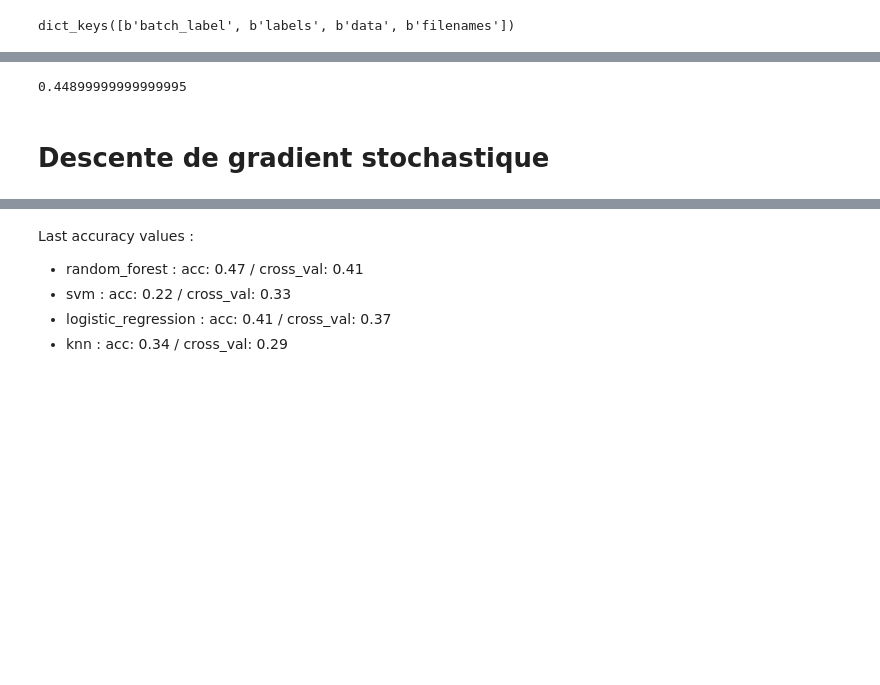
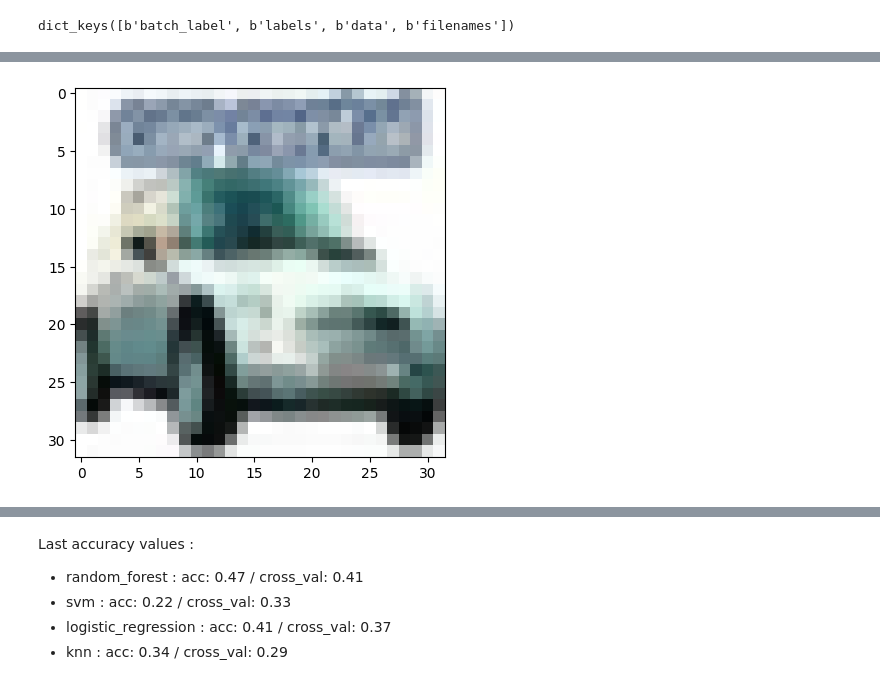
Before and after one commit to nicolas-bock/cifar_mlrf, a Jupyter notebook: notebooks/model.ipynb, the cells around one changed output, grey strips where cells are left out. Drawn from its saved outputs; the diff is of its cells as text; code cells hidden in the pictures; blank space fills up the shorter version.

```diff
--- a/notebooks/model.ipynb
+++ b/notebooks/model.ipynb
@@ -127,16 +22,0 @@ TypeError: '>=' not supported between instances of 'list' and 'str'
-# %%
-from sklearn.svm import SVC
-
-svm_clf = SVC(random_state=42)
-svm_clf.fit(X_train, y_train)
-
-svm_clf.predict(X_train)
-
-svm_scores = cross_val_score(svm_clf, X_train, y_train, cv=10)
-svm_scores.mean()
-
-# Maximiser la marge entre les points des différents clusters
-# %% [output]
-0.44899999999999995
-# %% [markdown]
-# Descente de gradient stochastique
@@ -183,0 +25,16 @@ svm_scores.mean()
+# %%
+def to_image(img_flat):
+    img_R = img_flat[0:1024].reshape((32, 32))
+    img_G = img_flat[1024:2048].reshape((32, 32))
+    img_B = img_flat[2048:3072].reshape((32, 32))
+    img = np.dstack((img_R, img_G, img_B))
+    return img
+# %%
+X_train = np.array(dict[b'data']).reshape(-1, 32, 32, 3) / 255.0
+y_train = np.array(dict[b'labels'])
+X_train = X_train.reshape(X_train.shape[0], -1)
+X_train = [to_image(img) for img in X_train]
+
+plt.imshow(X_train[0])
+# %% [output]
+[figure, added]
```
Also changed, not shown: parts of 23 cells of this notebook, 7 other files.
